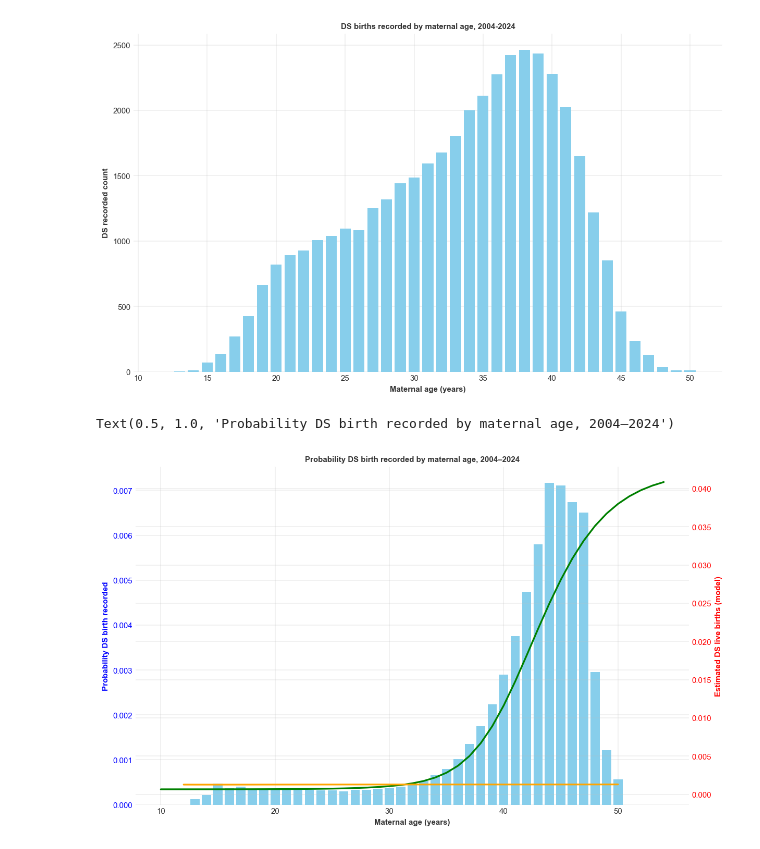
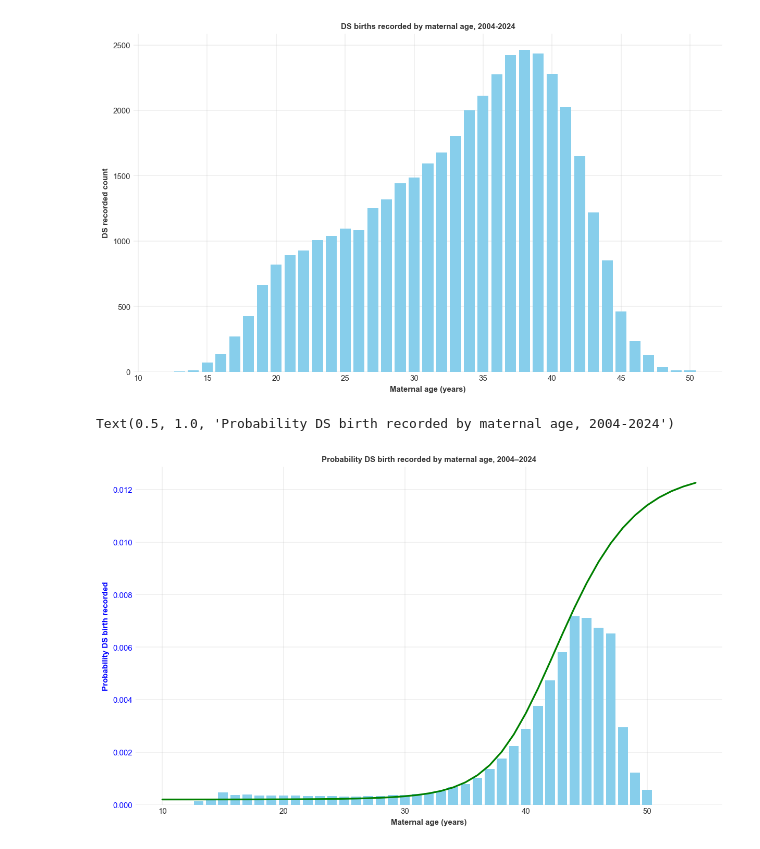
Before and after one commit to frankbuckley/ds-births-populations, a Jupyter notebook: projects/us-birth-certificates/notes-maternal-age.ipynb, the cells around one changed output. Cells and saved outputs as stored; diff of their text form; code cells hidden in the pictures.

```diff
--- a/projects/us-birth-certificates/notes-maternal-age.ipynb
+++ b/projects/us-birth-certificates/notes-maternal-age.ipynb
@@ -166,21 +169,15 @@ ds_lb_nt = chance.get_ds_lb_nt_probability_array(ages)
 # %%
 fig, ax1 = plt.subplots(figsize=(10, 6))
 
-# --- Primary axis (left) ---
 ax1.bar(mage_from2004_df["mage_c"], mage_from2004_df["p_down_ind"], color='skyblue')
 ax1.set_xlabel('Maternal age (years)')
 ax1.set_ylabel('Probability DS birth recorded', color='blue')
 ax1.tick_params(axis='y', labelcolor='blue')
 
-# --- Secondary axis (right) ---
-ax2 = ax1.twinx()
-ax2.plot(ages, ds_lb_nt, color='green', linewidth=2)
-ax2.plot(mage_from2004_df["mage_c"], mage_from2004_df["p_ds_lb_wt"], color='orange', linewidth=2)
-ax2.set_ylabel('Estimated DS live births (model)', color='red')
-ax2.tick_params(axis='y', labelcolor='red')
+ax1.plot(ages, ds_lb_nt * 0.3, color='green', linewidth=2)
 
 # --- Title and layout ---
-plt.title('Probability DS birth recorded by maternal age, 2004–2024')
+plt.title('Probability DS birth recorded by maternal age, 2004-2024')
 # %% [output]
-Text(0.5, 1.0, 'Probability DS birth recorded by maternal age, 2004–2024')
+Text(0.5, 1.0, 'Probability DS birth recorded by maternal age, 2004-2024')
-[figure, old version]
+[figure, new version]
```
Also changed, not shown: parts of 1 cell of this notebook.
